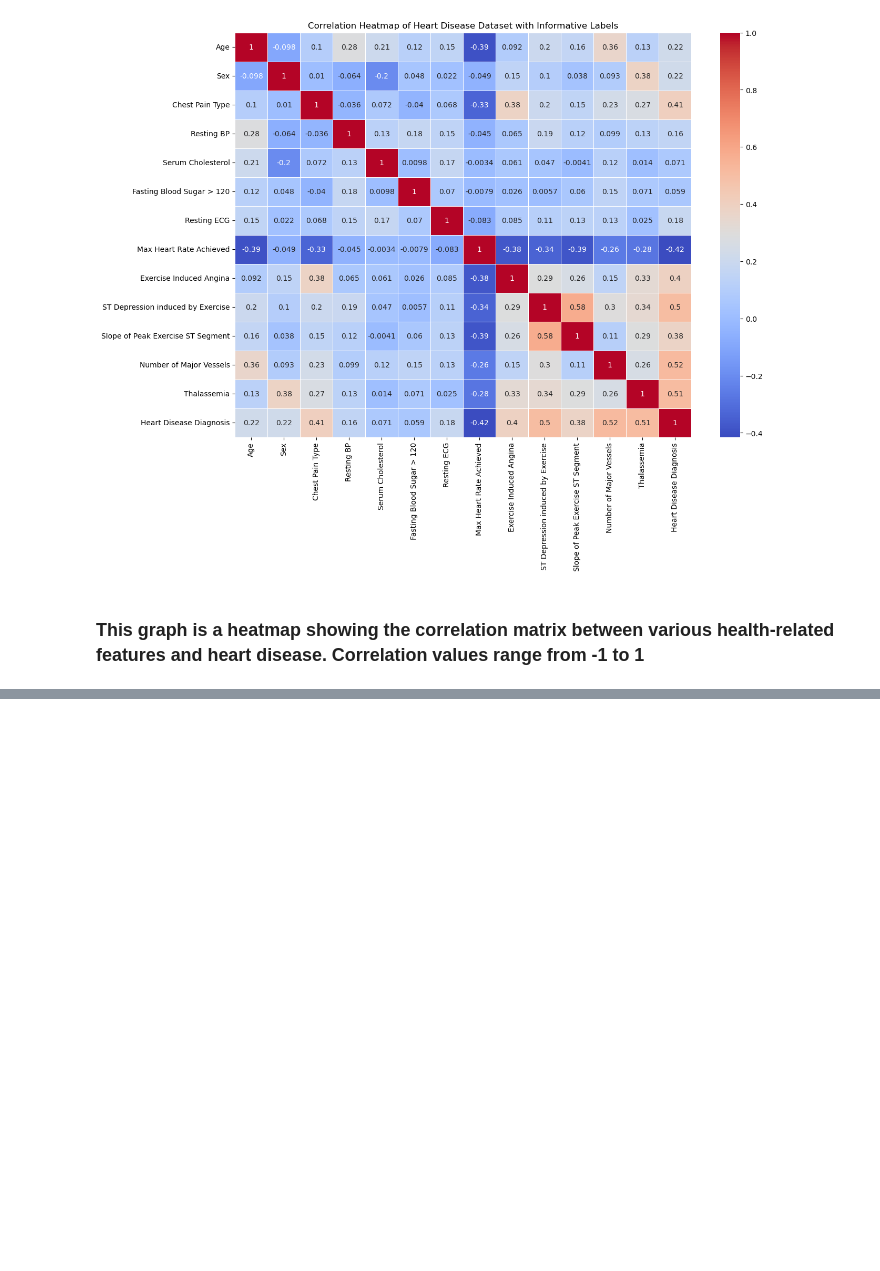
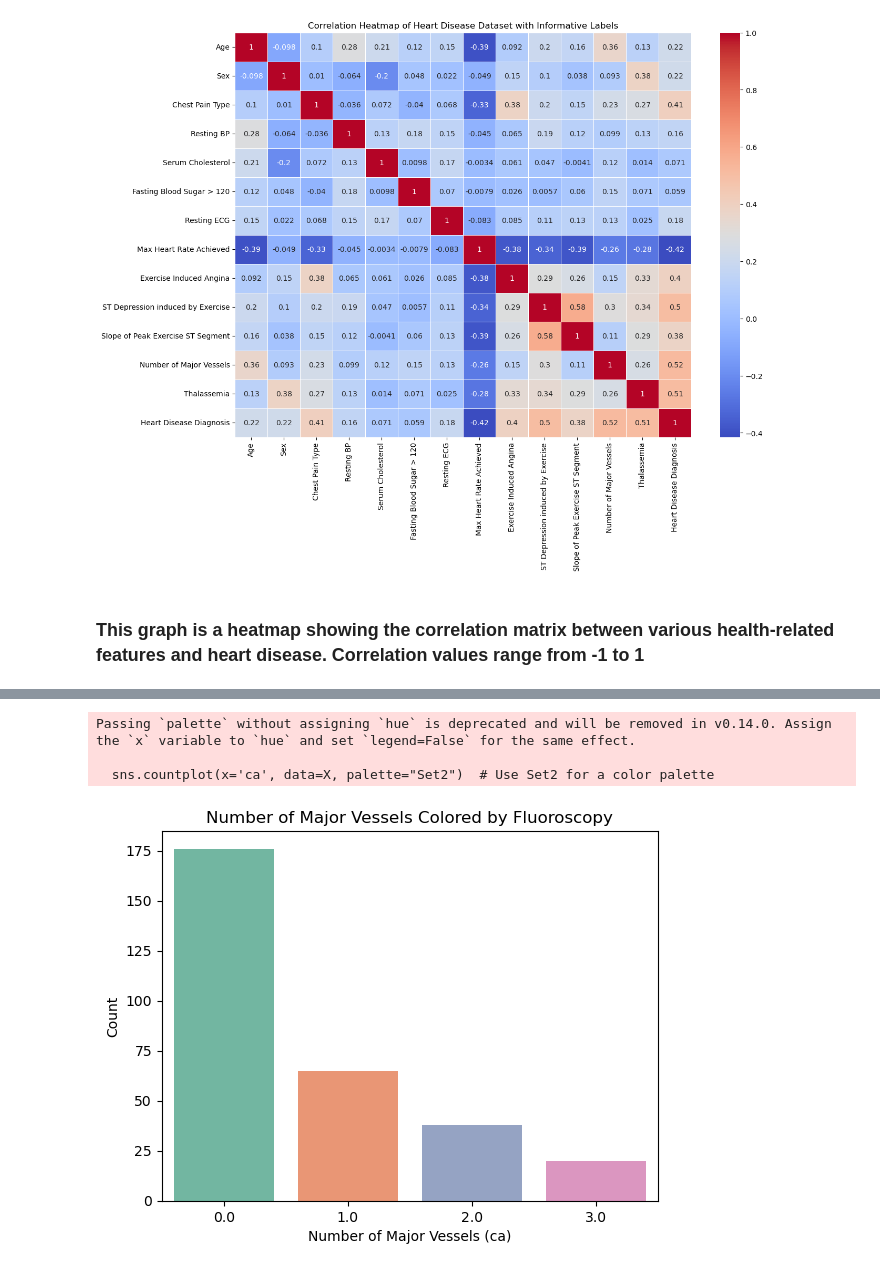
Before and after one commit to chenxi-liu233/24Fall_CSCI6806_Group10, a Jupyter notebook: eda/eda.ipynb, the cells around one changed output, grey strips where cells are left out. Drawn from its saved outputs; the diff is of its cells as text; code cells hidden in the pictures; blank space fills up the shorter version.

```diff
--- a/eda/eda.ipynb
+++ b/eda/eda.ipynb
@@ -143,0 +190,15 @@ plt.show()
+# %%
+# Bar plot for number of major vessels (ca) with different colors
+sns.countplot(x='ca', data=X, palette="Set2")  # Use Set2 for a color palette
+plt.title('Number of Major Vessels Colored by Fluoroscopy')
+plt.xlabel('Number of Major Vessels (ca)')
+plt.ylabel('Count')
+
+# Optionally, remove the legend if not needed
+plt.legend([], [], frameon=False)
+plt.show()
+# %% [output]
+Passing `palette` without assigning `hue` is deprecated and will be removed in v0.14.0. Assign the `x` variable to `hue` and set `legend=False` for the same effect.
+
+  sns.countplot(x='ca', data=X, palette="Set2")  # Use Set2 for a color palette
+[figure, added]
```
Also changed, not shown: parts of 3 cells of this notebook.
